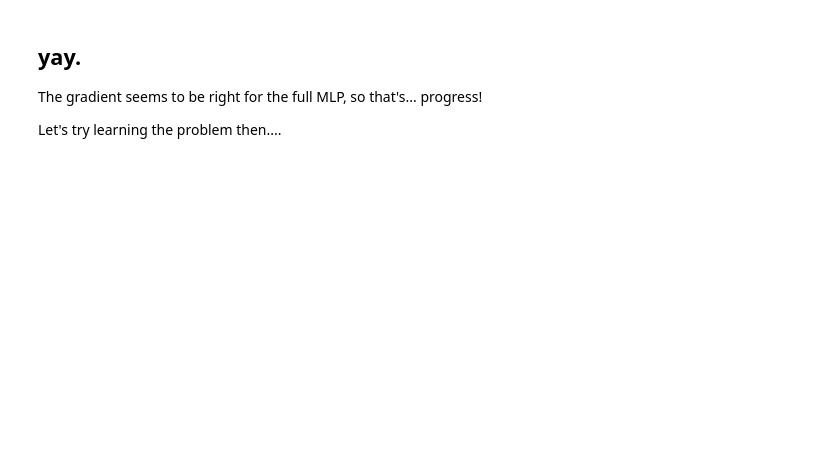
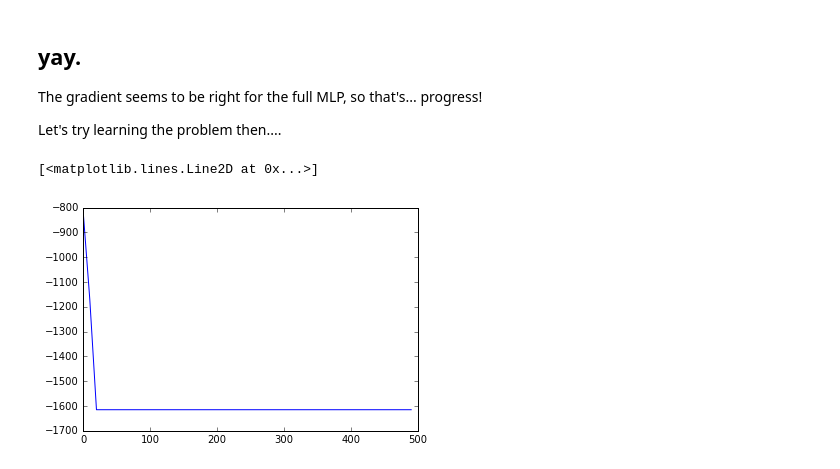
Before and after one commit to harryross263/comp421, a Jupyter notebook: notebooks/harry_backprop_play.ipynb, the cells around one changed output. Saved outputs shown, nothing was run; the diff lists cells and outputs as text; code cells hidden in the pictures; blank space fills up the shorter version.

```diff
--- a/notebooks/harry_backprop_play.ipynb
+++ b/notebooks/harry_backprop_play.ipynb
@@ -68,9 +95,10 @@ digits = ds.load_digits()
 inputX = digits.data
 targ = digits.target
 
-# Note that targ is currently a vector, but we want a n x 1 matrix,
-# and so we reshape...
+# Note that targ is currently a vector, but we want a n x 10 matrix,
+# and so we reshape and then squeeze it into a one-hot distribution.
 targ = np.reshape(targ, (len(targ), 1))
+targ = one_hot(targ, ndim=10)
 
 print(inputX.shape, targ.shape)
 print(inputX.min(), inputX.max())
@@ -109,9 +137,9 @@ def calc_goodness(Y, targets):
 # There are targ.shape[1] different output dimensions, and so we need
 # targ.shape[1] neurons in our output layer.
 input_dimensions = inputX.shape[1]
-output_dimensions = targ.shape[1]
+output_dimensions = 10
 
-architecture = [input_dimensions, 5, 3, output_dimensions]
+architecture = [input_dimensions, 15, 15, output_dimensions]
 
 print("There are this many neurons in each layer: ", architecture)
 # %% [output]
@@ -195,7 +223,11 @@ def forward_pass(X, W):
 
         # The activations (outputs) of this layer are defined by the
         # transfer function.
-        X[layer] = sigmoid(weighted_inputs)
+        if layer < len(X) - 1:
+            X[layer] = sigmoid(weighted_inputs)
+        else:
+            # Perform softmax across final layer.
+            X[layer] = softmax(weighted_inputs)
 
     return X
 # %% [markdown]
@@ -221,8 +253,12 @@ def backward_pass(X, W, dW, targets):
     epsilon = dgood
     npats = X[0].shape[0]
 
+    # Then every other layer.
     for layer in range(len(X) - 1, 0, -1):
-        psi = epsilon * grad_sigmoid(X[layer]) # Element-wise multiply.
+        if layer < len(X) - 1:
+            psi = epsilon * grad_sigmoid(X[layer]) # Element-wise multiply.
+        else:
+            psi = epsilon * grad_softmax(X[layer])
         n1 = X[layer - 1].shape[1]
         n2 = psi.shape[1]
         A = np.tile(X[layer - 1], n2).reshape(npats, n2, n1)
@@ -314,5 +368,8 @@ def learn(X, W, dW, targets, learning_rate=0.01, momentum=0.1, num_steps=1):
 
     return W, times, vals
 # %%
-W, vals, times = learn(X, W, dW, targ, learning_rate=0.01, momentum=0.5, num_steps=10000)
-plt.plot(vals, times)
+W, times, vals = learn(X, W, dW, targ, learning_rate=0.01, momentum=0.5, num_steps=500)
+plt.plot(times, vals)
+# %% [output]
+[<matplotlib.lines.Line2D at 0x...>]
+[figure, added]
```
Also changed, not shown: parts of 12 cells of this notebook, 3 other files.
